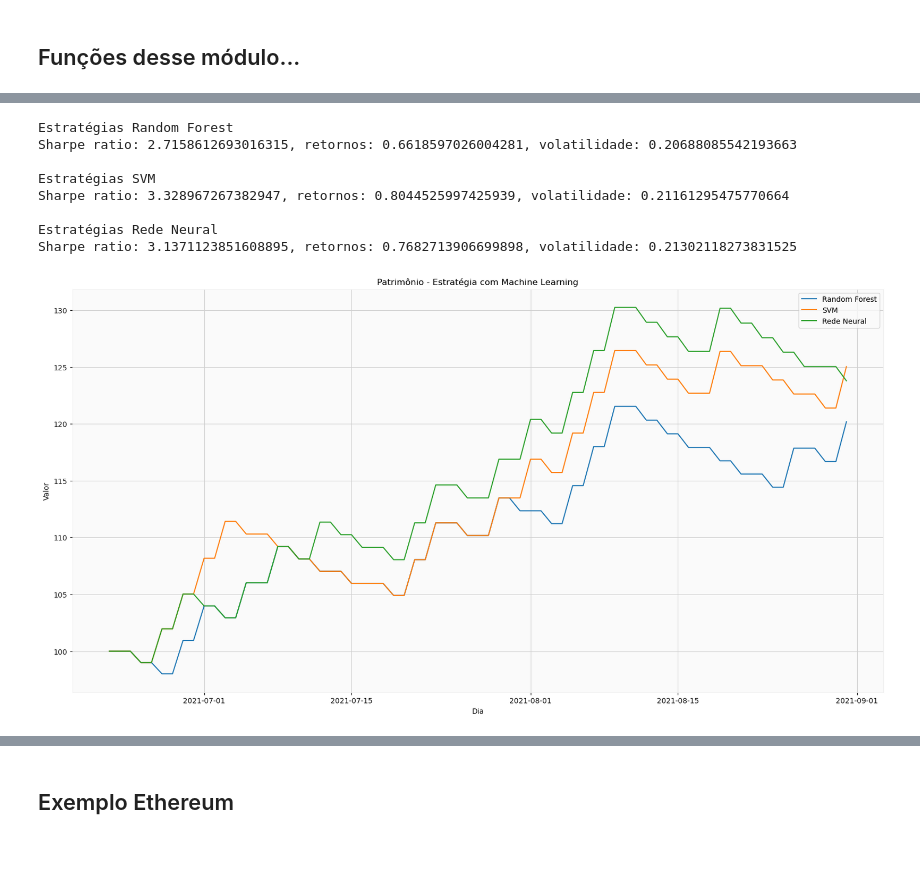
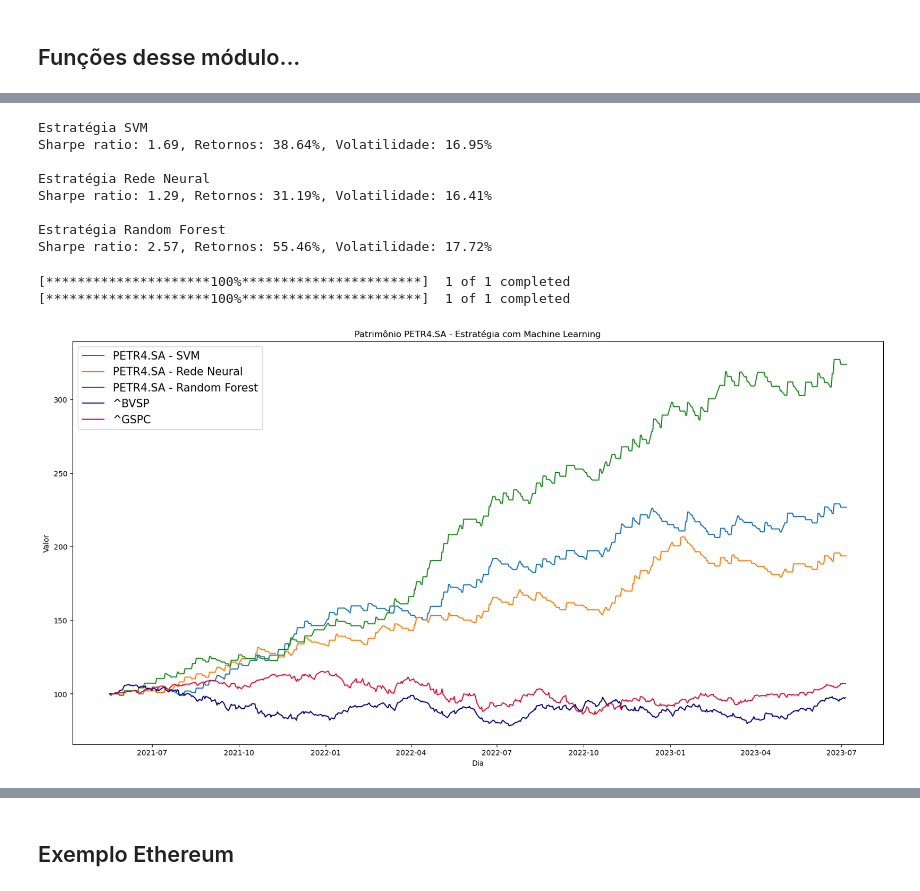
Before and after one commit to gabrielcalasans/AlgoritmosDeTradingComMachineLearning, a Jupyter notebook: Semana 4/TradingBaseadoEmMachineLearning.ipynb, the cells around one changed output, grey strips where cells are left out. Cells and saved outputs as stored; diff of their text form; code cells hidden in the pictures; blank space fills up the shorter version.

```diff
--- a/Semana 4/TradingBaseadoEmMachineLearning.ipynb
+++ b/Semana 4/TradingBaseadoEmMachineLearning.ipynb
@@ -247,8 +251,13 @@ def calculaParametros(df, risk_free):
     volatility = volatility * np.sqrt(252)
     #print(volatility)
     sharpe_ratio = (retornos - risk_free)/volatility
+    saida = {
+        'retornos': retornos,
+        'sharpe': sharpe_ratio,
+        'volatilidade': volatility
 
-    return retornos, volatility, sharpe_ratio
+    }
+    return saida
 
 def estrategiaMediaMovel(ativo, inicio, fim, intervalo, shortMM, longMM):
     def algoritmo(dfTemp):
@@ -517,15 +503,15 @@ See the caveats in the documentation: https://pandas.pydata.org/pandas-docs/stab
 # %%
-comp_estrategias = [ethereumRF, ethereumSVM, ethereumMLPC]
+comp_estrategias = [ativoSVM, ativoMLPC, ativoRF]
 for est in comp_estrategias:
-    retornos, volatilidade, sharpe, = calculaParametros(est['Informacoes'], 0.1)
-    print(f"Estratégias {est['Estrategia']}")
-    print(f"Sharpe ratio: {sharpe}, retornos: {retornos}, volatilidade: {volatilidade}\n")
+    parametros = calculaParametros(est['Backtest'], 0.1)
+    print(f"Estratégia {est['Estrategia']}")
+    print(f"Sharpe ratio: {round(parametros['sharpe'], 2)}, Retornos: {round(parametros['retornos'] * 100, 2)}%, Volatilidade: {round(parametros['volatilidade'] * 100, 2)}%\n")
 # %% [output]
-Estratégias Random Forest
-Sharpe ratio: 2.7158612693016315, retornos: 0.6618597026004281, volatilidade: 0.20688085542193663
+Estratégia SVM
+Sharpe ratio: 1.69, Retornos: 38.64%, Volatilidade: 16.95%
 
-Estratégias SVM
-Sharpe ratio: 3.328967267382947, retornos: 0.8044525997425939, volatilidade: 0.21161295475770664
+Estratégia Rede Neural
+Sharpe ratio: 1.29, Retornos: 31.19%, Volatilidade: 16.41%
 
-Estratégias Rede Neural
-Sharpe ratio: 3.1371123851608895, retornos: 0.7682713906699898, volatilidade: 0.21302118273831525
+Estratégia Random Forest
+Sharpe ratio: 2.57, Retornos: 55.46%, Volatilidade: 17.72%
@@ -532,15 +520,33 @@ Sharpe ratio: 3.1371123851608895, retornos: 0.7682713906699898, volatilidade: 0.
 # %%
+tickerComp1 = '^BVSP'
+tickerComp2 = '^GSPC'
+
+compAtivo1 = yfin.download(tickerComp1, ativoRF['Backtest'].index[0], ativoRF['Backtest'].index[-1])
+compAtivo2 = yfin.download(tickerComp2, ativoRF['Backtest'].index[0], ativoRF['Backtest'].index[-1])
+compAtivo1['Equity'] = (100/compAtivo1['Close'][0]) * compAtivo1['Close']
+compAtivo2['Equity'] = (100/compAtivo2['Close'][0]) * compAtivo2['Close']
+
 legenda = []
 plt.figure(figsize = (20, 10))
 for est in comp_estrategias:
-    plt.plot(est['Informacoes']['Equity'])
-    legenda.append(est['Estrategia'])
-plt.title('Patrimônio - Estratégia com Machine Learning')
-plt.legend(legenda)
+    if est['Estrategia'] == 'Random Forest':
+        plt.plot(est['Backtest']['Equity'], color = 'forestgreen')
+    else:
+        plt.plot(est['Backtest']['Equity'])
+    legenda.append(f"{infoAtivo['ativo']} - {est['Estrategia']}")
+
+plt.plot(compAtivo1['Equity'], color = 'navy')
+plt.plot(compAtivo2['Equity'], color = 'crimson')
+legenda.append(tickerComp1)
+legenda.append(tickerComp2)
+plt.title(f"Patrimônio {infoAtivo['ativo']} - Estratégia com Machine Learning")
+plt.legend(legenda, fontsize = 15)
 plt.xlabel('Dia')
 plt.ylabel('Valor')
 plt.show()
 # %% [output]
+[*********************100%***********************]  1 of 1 completed
+[*********************100%***********************]  1 of 1 completed
-[figure, old version]
+[figure, new version]
 # %%
 for est in comp_estrategias:
```
Also changed, not shown: parts of 12 cells of this notebook.
